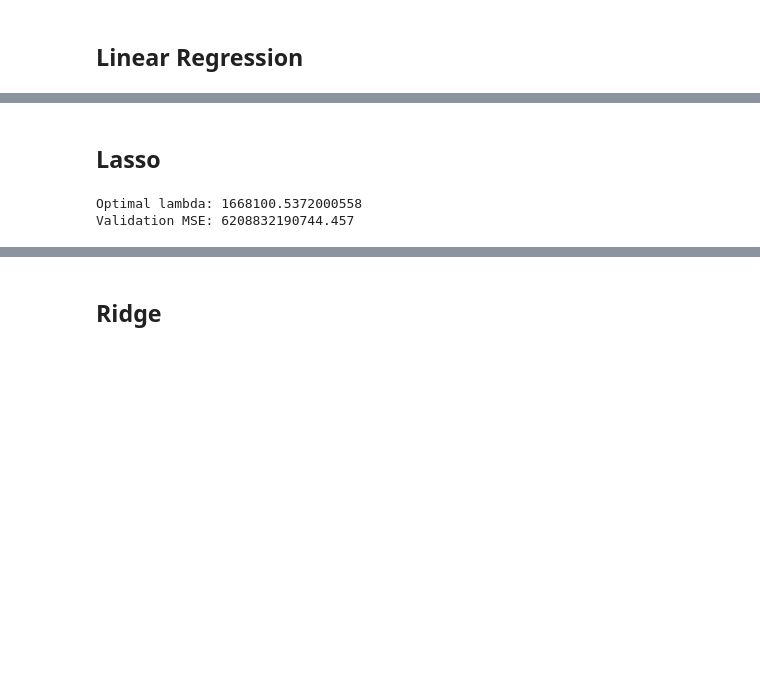
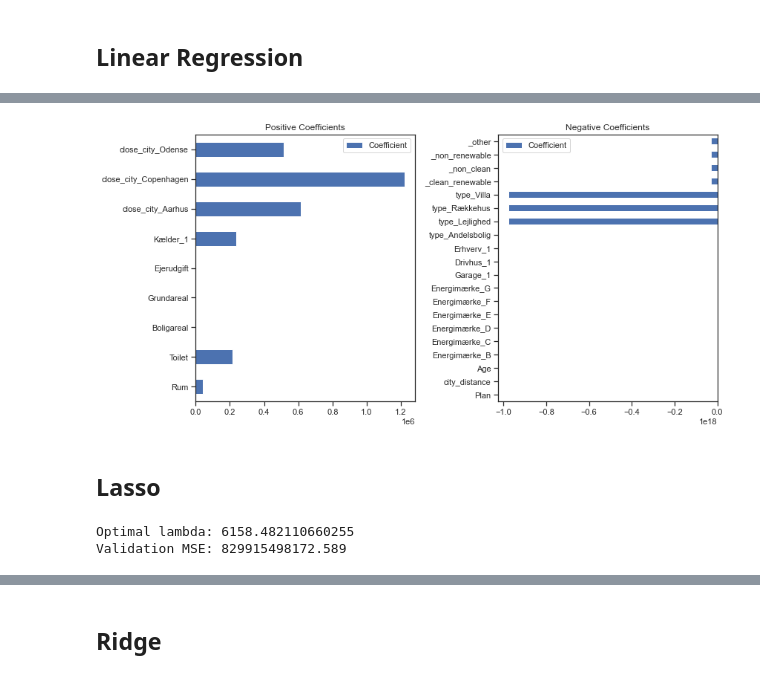
Before and after one commit to martinskafte321/Introduction-Social-Data-Science, a Jupyter notebook: Exam_project/Machine_Learning.ipynb, the cells around one changed output, grey strips where cells are left out. Cells and saved outputs as stored; diff of their text form; code cells hidden in the pictures; blank space fills up the shorter version.

```diff
--- a/Exam_project/Machine_Learning.ipynb
+++ b/Exam_project/Machine_Learning.ipynb
@@ -112,8 +70,6 @@ from sklearn.model_selection import train_test_split
 from sklearn.preprocessing import PolynomialFeatures, StandardScaler
 from sklearn.linear_model import LinearRegression, Lasso
 # %%
-y = df_with_dummies['Kontantpris']
-X = df_with_dummies.drop(columns=['Kontantpris','property_type','heating_source', 'Grundareal2', 'Grundareal',
-                                  'distance to city','Byggeår','_clean_renewable', '_non_clean',
-                                  '_non_renewable', 'Energimærke_nan'])
+y = df_clean['Kontantpris']
+X = df_clean.drop(columns=['Kontantpris'])
 # %%
@@ -152,0 +115,5 @@ print(lr.coef_)
+# %%
+coefficients = pipe_lr.named_steps['linearregression'].coef_
+print("Coefficients:", coefficients)
+scaling_factors = pipe_lr.named_steps['standardscaler'].scale_
+rescaled_coefficients = coefficients / scaling_factors
@@ -153,17 +129,37 @@ print(lr.coef_)
+# %%
+# Create a DataFrame with rescaled coefficients and feature names
+coef_df = pd.DataFrame(rescaled_coefficients, X.columns, columns=['Coefficient'])
+
+# Split coefficients into positive and negative parts
+positive_coef = coef_df[coef_df['Coefficient'] > 0]
+negative_coef = coef_df[coef_df['Coefficient'] < 0]
+
+# Create subplots with positive and negative coefficients
+fig, (ax1, ax2) = plt.subplots(1, 2, figsize=(12, 6))
+positive_coef.plot(kind='barh', ax=ax1)
+negative_coef.plot(kind='barh', ax=ax2)
+
+ax1.set_title('Positive Coefficients')
+ax2.set_title('Negative Coefficients')
+
+plt.tight_layout()
+plt.show()
+# %% [output]
+[figure, added]
 # %% [markdown]
 ## Lasso
 # %%
 perform = [] # Store performance
-lambdas = np.logspace(-8, 8, 10) # Grid of lambdas
+lambdas = np.logspace(-8, 8, 20) # Grid of lambdas
 
 # FOR EACH LAMBDA, FIT A MODEL ON TRAINING DATA, CHECK PERFORMANCE ON VALIDATION AND STORE MSE
 for lambda_ in lambdas:
     pipe_lasso = make_pipeline(PolynomialFeatures(degree=1, include_bias=False),
                                StandardScaler(),
                                Lasso(alpha=lambda_, random_state=161193))
-    pipe_lasso.fit(X_train, y_train)
-    y_pred = pipe_lasso.predict(X_val)
-    perform.append(mse(y_pred, y_val))
+    pipe_lasso.fit(X_dev, y_dev)
+    y_pred = pipe_lasso.predict(X_test)
+    perform.append(mse(y_pred, y_test))
 
 # CRATE A SERIES WITH PERFORMANCE AND FIND PARM WITH LOWEST MSE
 hyperparam_perform = pd.Series(perform,index=lambdas)
@@ -171,5 +167,5 @@ optimal = hyperparam_perform.nsmallest(1)
 print('Optimal lambda:', optimal.index[0])
 print('Validation MSE: %.3f' % optimal.values[0])
 # %% [output]
-Optimal lambda: 1668100.5372000558
-Validation MSE: 6208832190744.457
+Optimal lambda: 6158.482110660255
+Validation MSE: 829915498172.589
```
Also changed, not shown: parts of 35 cells of this notebook.
